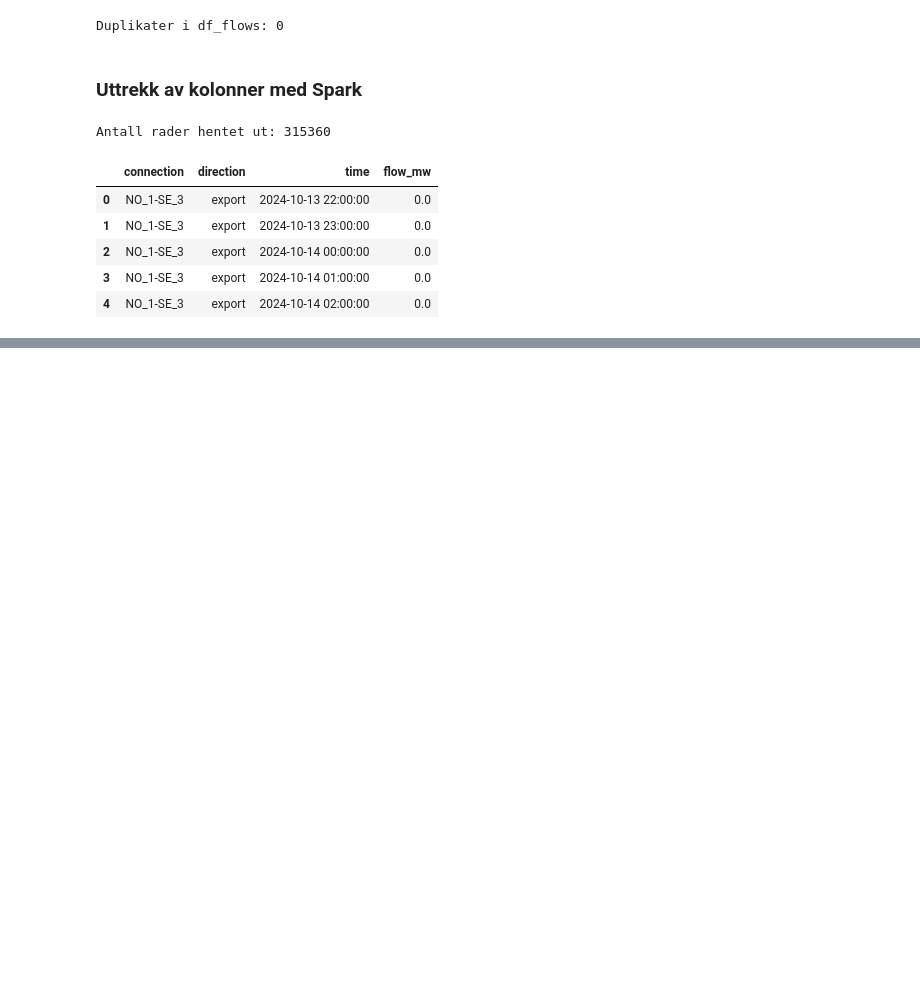
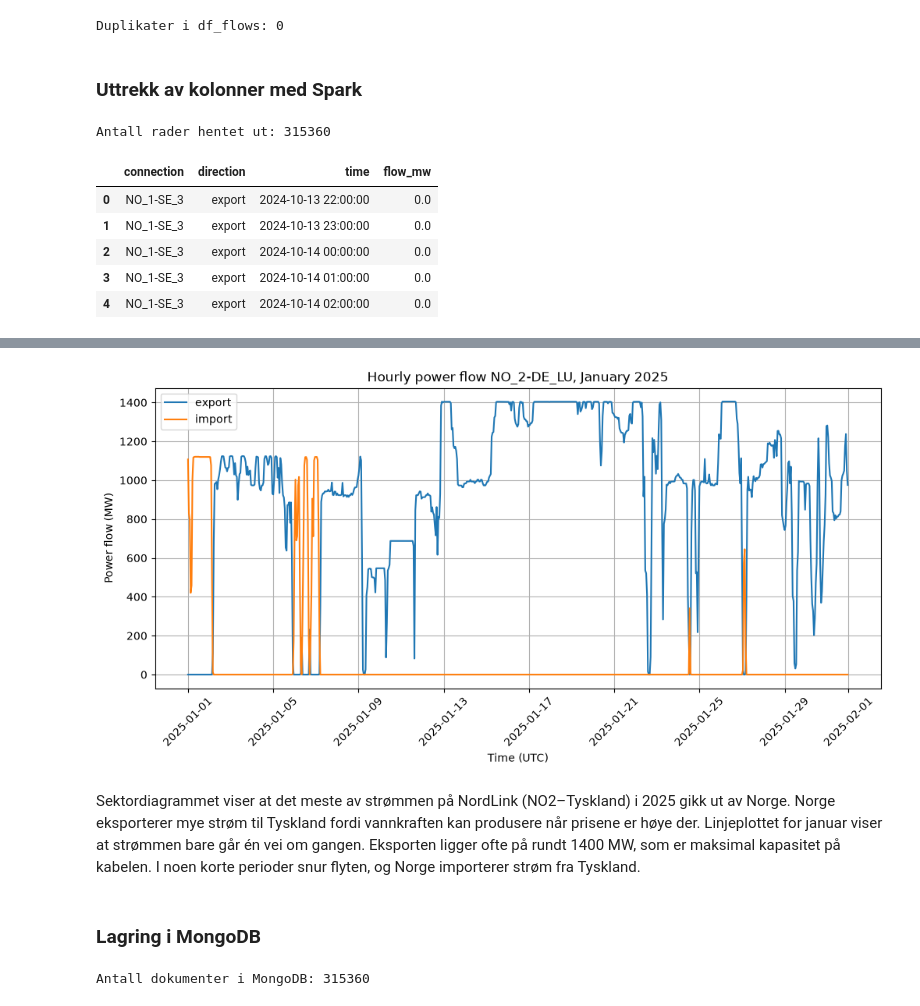
Before and after one commit to Kaja321/ind320-dashboard-kaja321, a Jupyter notebook: analyse_part2.ipynb, the cells around one changed output, grey strips where cells are left out. Drawn from its saved outputs; the diff is of its cells as text; code cells hidden in the pictures; blank space fills up the shorter version.

```diff
--- a/analyse_part2.ipynb
+++ b/analyse_part2.ipynb
@@ -615,0 +647,38 @@ Antall rader hentet ut: 315360
+# %%
+# Plukker ut januar i valgt år for valgt forbindelse, sortert etter tid
+df_month = df_extracted[(df_extracted["connection"] == chosen_connection) &
+                        (df_extracted["time"].dt.year == chosen_year) &
+                        (df_extracted["time"].dt.month == 1)].sort_values("time")
+
+# Én linje for hver retning
+plt.figure(figsize=(12, 5))
+for direction in ["export", "import"]:
+    df_dir = df_month[df_month["direction"] == direction]
+    plt.plot(df_dir["time"], df_dir["flow_mw"], label=direction)
+
+plt.title(f"Hourly power flow {chosen_connection}, January {chosen_year}")
+plt.xlabel("Time (UTC)")
+plt.ylabel("Power flow (MW)")
+plt.legend()
+plt.grid(True)
+plt.xticks(rotation=45)   # skrår datoene, så de ikke overlapper
+plt.show()
+# %% [output]
+[figure, added]
+# %% [markdown]
+Sektordiagrammet viser at det meste av strømmen på NordLink (NO2–Tyskland) i 2025 gikk ut av Norge. Norge eksporterer mye strøm til Tyskland fordi vannkraften kan produsere når prisene er høye der. Linjeplottet for januar viser at strømmen bare går én vei om gangen. Eksporten ligger ofte på rundt 1400 MW, som er maksimal kapasitet på kabelen. I noen korte perioder snur flyten, og Norge importerer strøm fra Tyskland.
+# %% [markdown]
+### Lagring i MongoDB
+# %%
+# Velger samlingen (collection) "flows" i databasen ind320 i MongoDB
+flows_collection = db["flows"]
+
+# Tømmer samlingen først, så dataene ikke dobles hvis cellen kjøres flere ganger
+flows_collection.delete_many({})
+
+# Gjør om tabellen til en liste med dictionaries (ett dokument per rad) og setter dem inn
+flows_collection.insert_many(df_extracted.to_dict("records"))
+
+print("Antall dokumenter i MongoDB:", flows_collection.count_documents({}))
+# %% [output]
+Antall dokumenter i MongoDB: 315360
```
Also changed, not shown: parts of 3 cells of this notebook.
